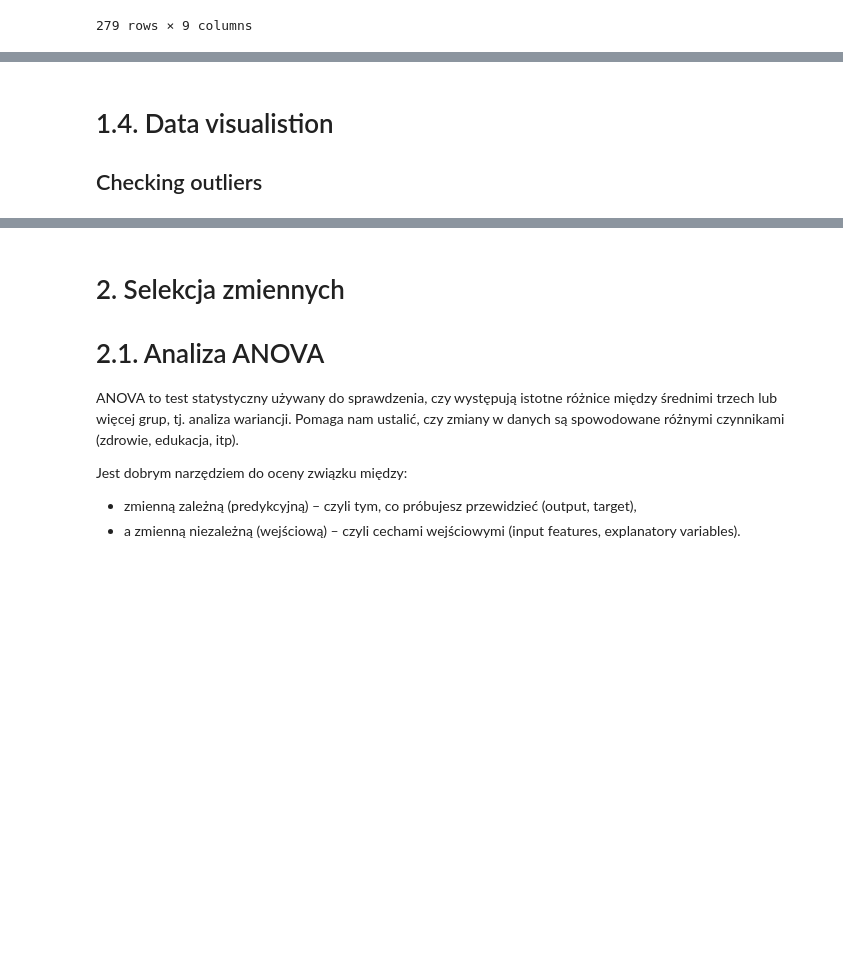
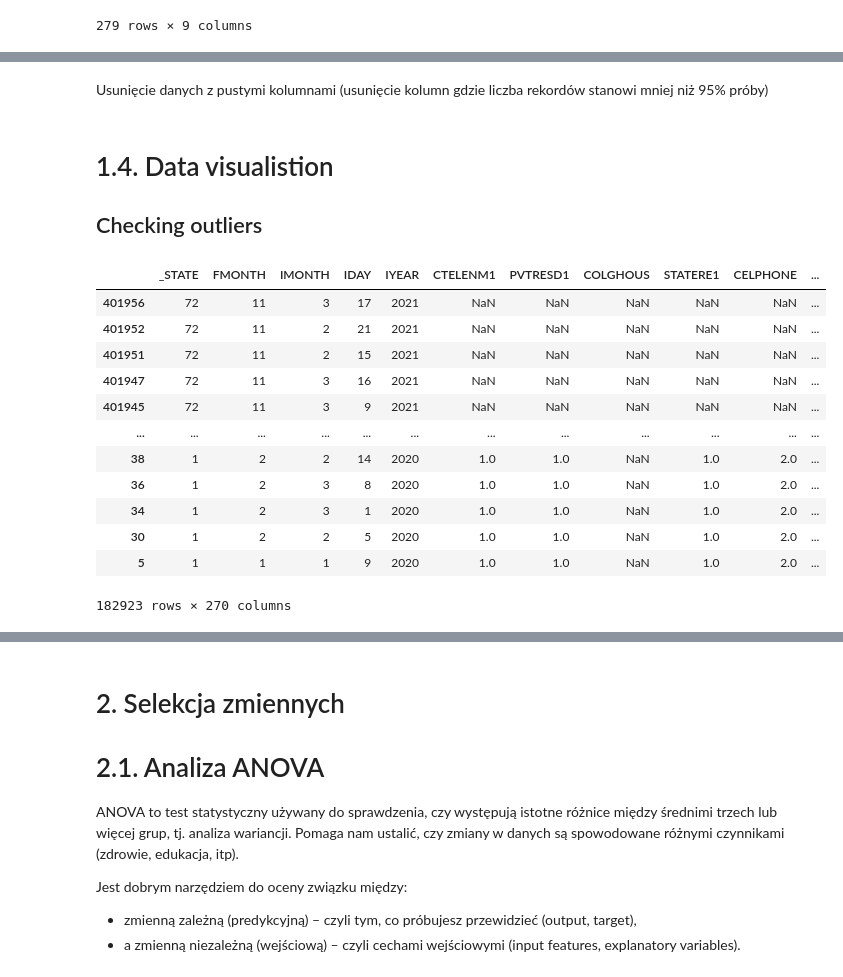
Before and after one commit to AdamWavv/DataMining, a Jupyter notebook: project/main.ipynb, the cells around one changed output, grey strips where cells are left out. Drawn from its saved outputs; the diff is of its cells as text; code cells hidden in the pictures; blank space fills up the shorter version.

```diff
--- a/project/main.ipynb
+++ b/project/main.ipynb
@@ -210,0 +307,2 @@ df
+# %% [markdown]
+Usunięcie danych z pustymi kolumnami (usunięcie kolumn gdzie liczba rekordów stanowi mniej niż 95% próby)
@@ -212,6 +325,25 @@ df
 # 1.4. Data visualistion
 
 ## Checking outliers
+# %%
+df_plot = df.copy()
+df_plot = df_plot.sort_values(by='SEXVAR')
+men = df_plot['SEXVAR'].isin([1])
+df_plot[men]
+# %% [output]
+|  | _STATE | FMONTH | IMONTH | IDAY | IYEAR | CTELENM1 | PVTRESD1 | COLGHOUS | STATERE1 | CELPHONE | ... |
+| 401956 | 72 | 11 | 3 | 17 | 2021 | NaN | NaN | NaN | NaN | NaN | ... |
+| 401952 | 72 | 11 | 2 | 21 | 2021 | NaN | NaN | NaN | NaN | NaN | ... |
+| 401951 | 72 | 11 | 2 | 15 | 2021 | NaN | NaN | NaN | NaN | NaN | ... |
+| 401947 | 72 | 11 | 3 | 16 | 2021 | NaN | NaN | NaN | NaN | NaN | ... |
+| 401945 | 72 | 11 | 3 | 9 | 2021 | NaN | NaN | NaN | NaN | NaN | ... |
+| ... | ... | ... | ... | ... | ... | ... | ... | ... | ... | ... | ... |
+| 38 | 1 | 2 | 2 | 14 | 2020 | 1.0 | 1.0 | NaN | 1.0 | 2.0 | ... |
+| 36 | 1 | 2 | 3 | 8 | 2020 | 1.0 | 1.0 | NaN | 1.0 | 2.0 | ... |
+| 34 | 1 | 2 | 3 | 1 | 2020 | 1.0 | 1.0 | NaN | 1.0 | 2.0 | ... |
+| 30 | 1 | 2 | 2 | 5 | 2020 | 1.0 | 1.0 | NaN | 1.0 | 2.0 | ... |
+| 5 | 1 | 1 | 1 | 9 | 2020 | 1.0 | 1.0 | NaN | 1.0 | 2.0 | ... |
+182923 rows × 270 columns
 # %%
 import matplotlib.pyplot as plt
 import seaborn as sns
```
Also changed, not shown: parts of 21 cells of this notebook.
